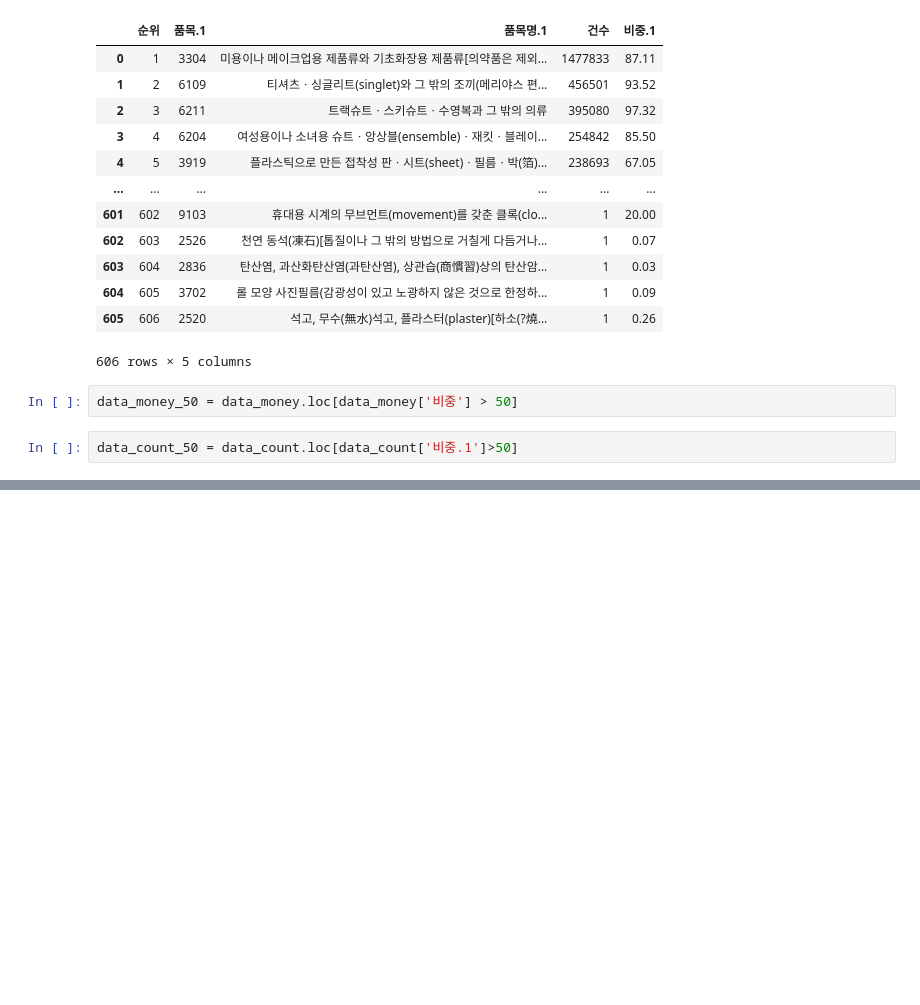
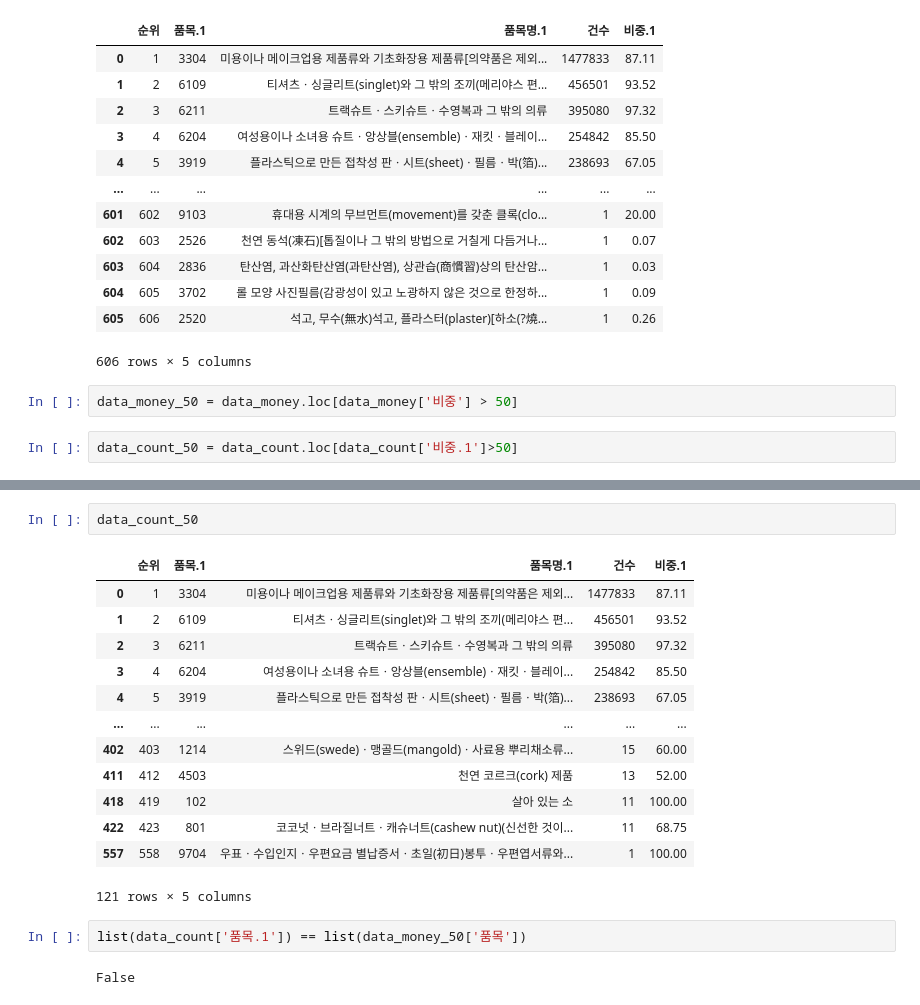
Before and after one commit to HO94/practice002, a Jupyter notebook: 전자상거래_수출입_통계001.ipynb, the cells around one changed output, grey strips where cells are left out. Saved outputs shown, nothing was run; the diff lists cells and outputs as text; blank space fills up the shorter version.

```diff
--- a/전자상거래_수출입_통계001.ipynb
+++ b/전자상거래_수출입_통계001.ipynb
@@ -105,0 +132,20 @@ data.loc[(data['비중']>50) & (data['비중.1']>50)]
+# %%
+data_count_50
+# %% [output]
+|  | 순위 | 품목.1 | 품목명.1 | 건수 | 비중.1 |
+| 0 | 1 | 3304 | 미용이나 메이크업용 제품류와 기초화장용 제품류[의약품은 제외... | 1477833 | 87.11 |
+| 1 | 2 | 6109 | 티셔츠ㆍ싱글리트(singlet)와 그 밖의 조끼(메리야스 편... | 456501 | 93.52 |
+| 2 | 3 | 6211 | 트랙슈트ㆍ스키슈트ㆍ수영복과 그 밖의 의류 | 395080 | 97.32 |
+| 3 | 4 | 6204 | 여성용이나 소녀용 슈트ㆍ앙상블(ensemble)ㆍ재킷ㆍ블레이... | 254842 | 85.50 |
+| 4 | 5 | 3919 | 플라스틱으로 만든 접착성 판ㆍ시트(sheet)ㆍ필름ㆍ박(箔)... | 238693 | 67.05 |
+| ... | ... | ... | ... | ... | ... |
+| 402 | 403 | 1214 | 스위드(swede)ㆍ맹골드(mangold)ㆍ사료용 뿌리채소류... | 15 | 60.00 |
+| 411 | 412 | 4503 | 천연 코르크(cork) 제품 | 13 | 52.00 |
+| 418 | 419 | 102 | 살아 있는 소 | 11 | 100.00 |
+| 422 | 423 | 801 | 코코넛ㆍ브라질너트ㆍ캐슈너트(cashew nut)(신선한 것이... | 11 | 68.75 |
+| 557 | 558 | 9704 | 우표ㆍ수입인지ㆍ우편요금 별납증서ㆍ초일(初日)봉투ㆍ우편엽서류와... | 1 | 100.00 |
+121 rows × 5 columns
+# %%
+list(data_count['품목.1']) == list(data_money_50['품목'])
+# %% [output]
+False
```
Also changed, not shown: parts of 4 cells of this notebook.
